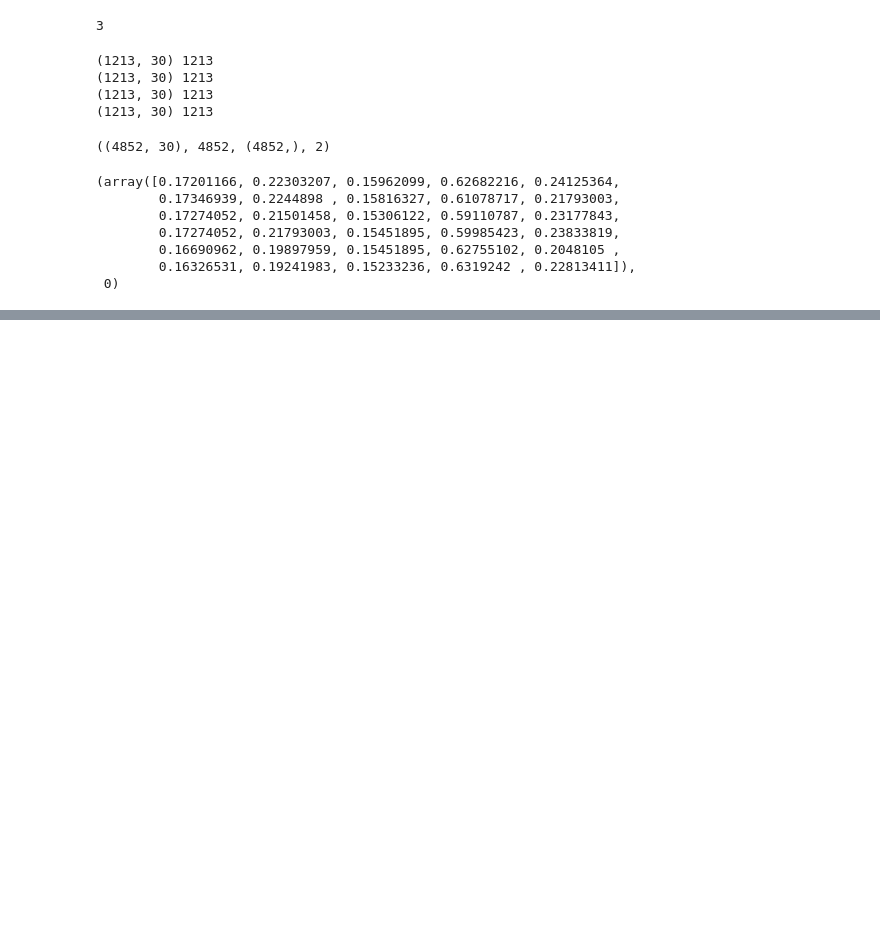
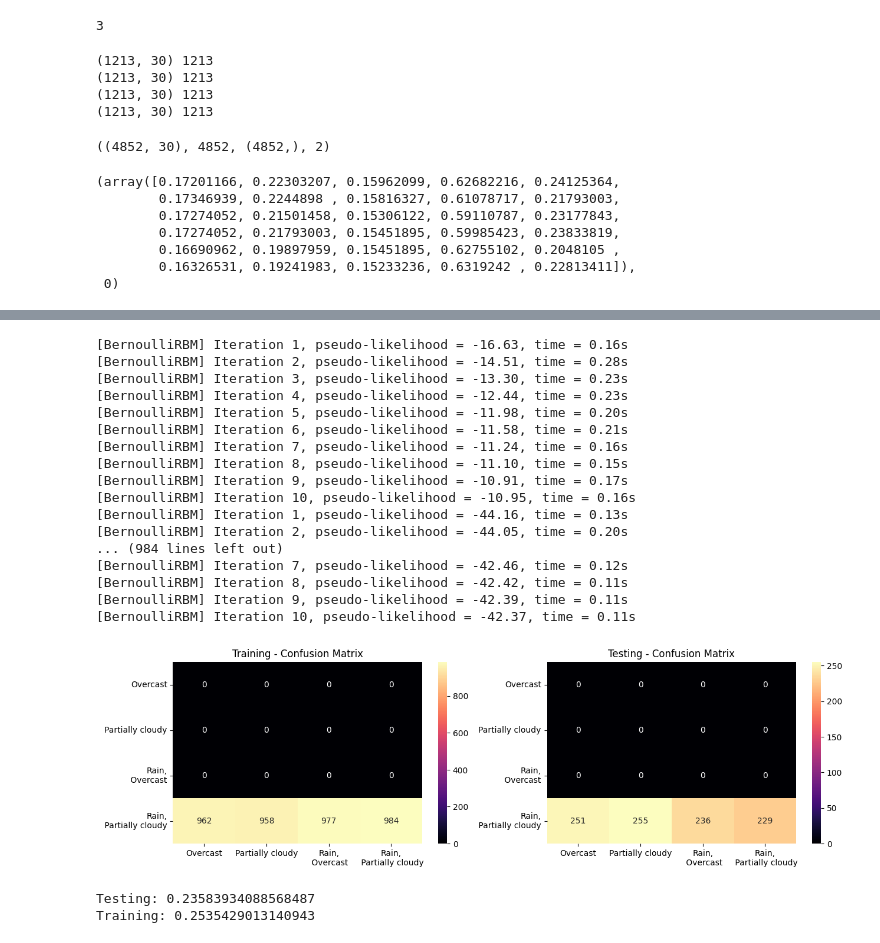
Before and after one commit to alaricespina/Thesis-Repository, a Jupyter notebook: Final Model Files/DBNImplementation.ipynb, the cells around one changed output, grey strips where cells are left out. Saved outputs shown, nothing was run; the diff lists cells and outputs as text; code cells hidden in the pictures; blank space fills up the shorter version.

```diff
--- a/Final Model Files/DBNImplementation.ipynb
+++ b/Final Model Files/DBNImplementation.ipynb
@@ -241,0 +361,59 @@ Training: 1.0
+# %%
+model = Pipeline(steps=[])
+
+for x in range(100):
+    model.steps.append((f'rbm{x}', clone(rbm)))
+
+model.steps.append(('rfc', clone(r_forest)))
+
+model.fit(X_train, Y_train)
+
+# Predict on training (for verification)
+Y_pred_train = model.predict(X_train)
+CM_train = confusion_matrix(Y_pred_train, Y_train)
+train_acc = accuracy_score(Y_train, Y_pred_train)
+
+# Testing Plot
+plt.figure(figsize=(15, 4))
+ax = plt.subplot(121)
+ax.set_title("Training - Confusion Matrix")
+sns.heatmap(CM_train, annot=True, cmap="magma", ax=ax, fmt='d')
+ax.xaxis.set_ticklabels(lm)
+ax.yaxis.set_ticklabels(lm)
+plt.yticks(rotation=0)
+
+# Predict on testing (for verification)
+Y_pred_test = model.predict(X_test)
+CM_test = confusion_matrix(Y_pred_test, Y_test)
+test_acc = accuracy_score(Y_test, Y_pred_test)
+
+ax2 = plt.subplot(122)
+ax2.set_title("Testing - Confusion Matrix")
+sns.heatmap(CM_test, annot=True, cmap="magma", ax=ax2, fmt='d')
+ax2.xaxis.set_ticklabels(lm)
+ax2.yaxis.set_ticklabels(lm)
+plt.yticks(rotation=0)
+
+plt.show()
+print(f"Testing: {test_acc} \nTraining: {train_acc}")
+# %% [output]
+[BernoulliRBM] Iteration 1, pseudo-likelihood = -16.63, time = 0.16s
+[BernoulliRBM] Iteration 2, pseudo-likelihood = -14.51, time = 0.28s
+[BernoulliRBM] Iteration 3, pseudo-likelihood = -13.30, time = 0.23s
+[BernoulliRBM] Iteration 4, pseudo-likelihood = -12.44, time = 0.23s
+[BernoulliRBM] Iteration 5, pseudo-likelihood = -11.98, time = 0.20s
+[BernoulliRBM] Iteration 6, pseudo-likelihood = -11.58, time = 0.21s
+[BernoulliRBM] Iteration 7, pseudo-likelihood = -11.24, time = 0.16s
+[BernoulliRBM] Iteration 8, pseudo-likelihood = -11.10, time = 0.15s
+[BernoulliRBM] Iteration 9, pseudo-likelihood = -10.91, time = 0.17s
+[BernoulliRBM] Iteration 10, pseudo-likelihood = -10.95, time = 0.16s
+[BernoulliRBM] Iteration 1, pseudo-likelihood = -44.16, time = 0.13s
+[BernoulliRBM] Iteration 2, pseudo-likelihood = -44.05, time = 0.20s
+... (984 lines left out)
+[BernoulliRBM] Iteration 7, pseudo-likelihood = -42.46, time = 0.12s
+[BernoulliRBM] Iteration 8, pseudo-likelihood = -42.42, time = 0.11s
+[BernoulliRBM] Iteration 9, pseudo-likelihood = -42.39, time = 0.11s
+[BernoulliRBM] Iteration 10, pseudo-likelihood = -42.37, time = 0.11s
+[figure, added]
+Testing: 0.23583934088568487
+Training: 0.2535429013140943
```
Also changed, not shown: parts of 4 cells of this notebook, 8 other files.
